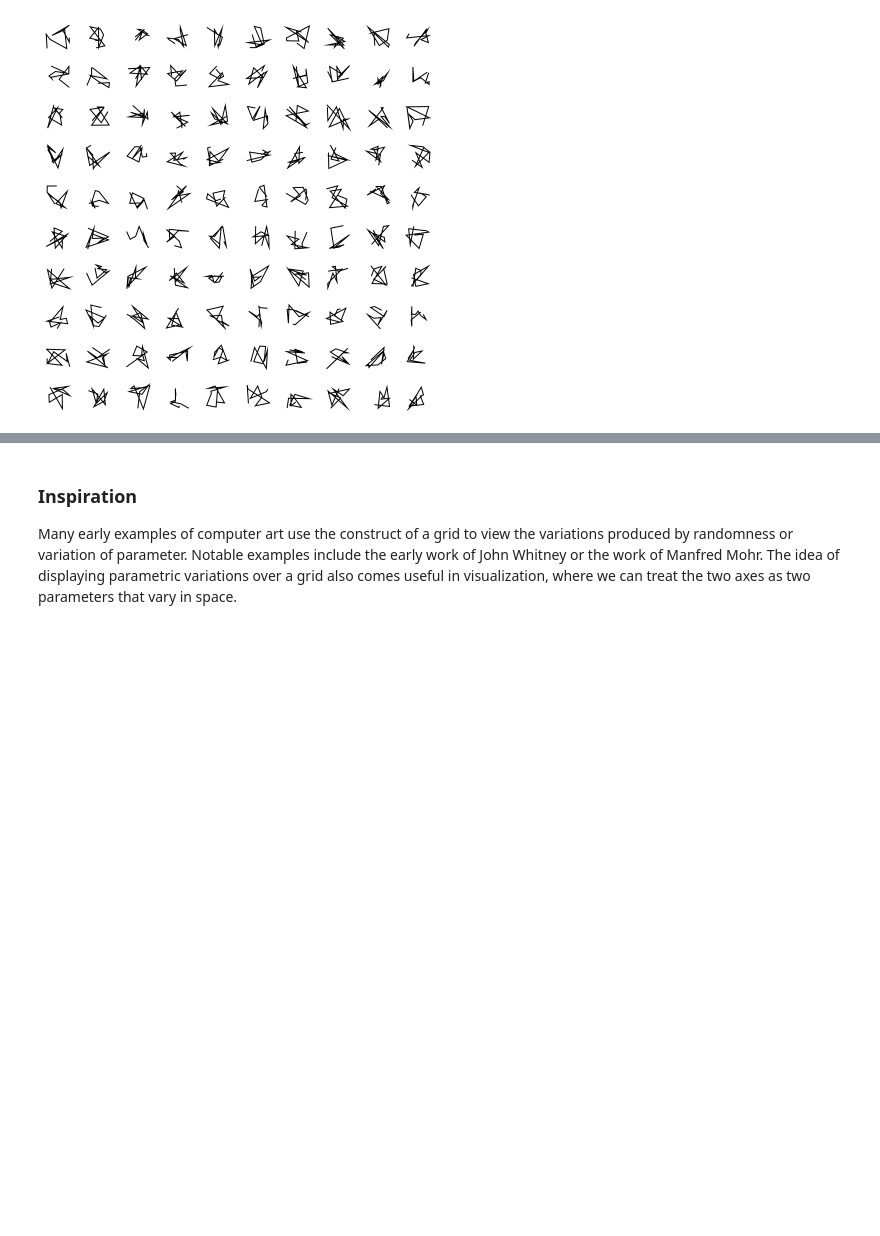
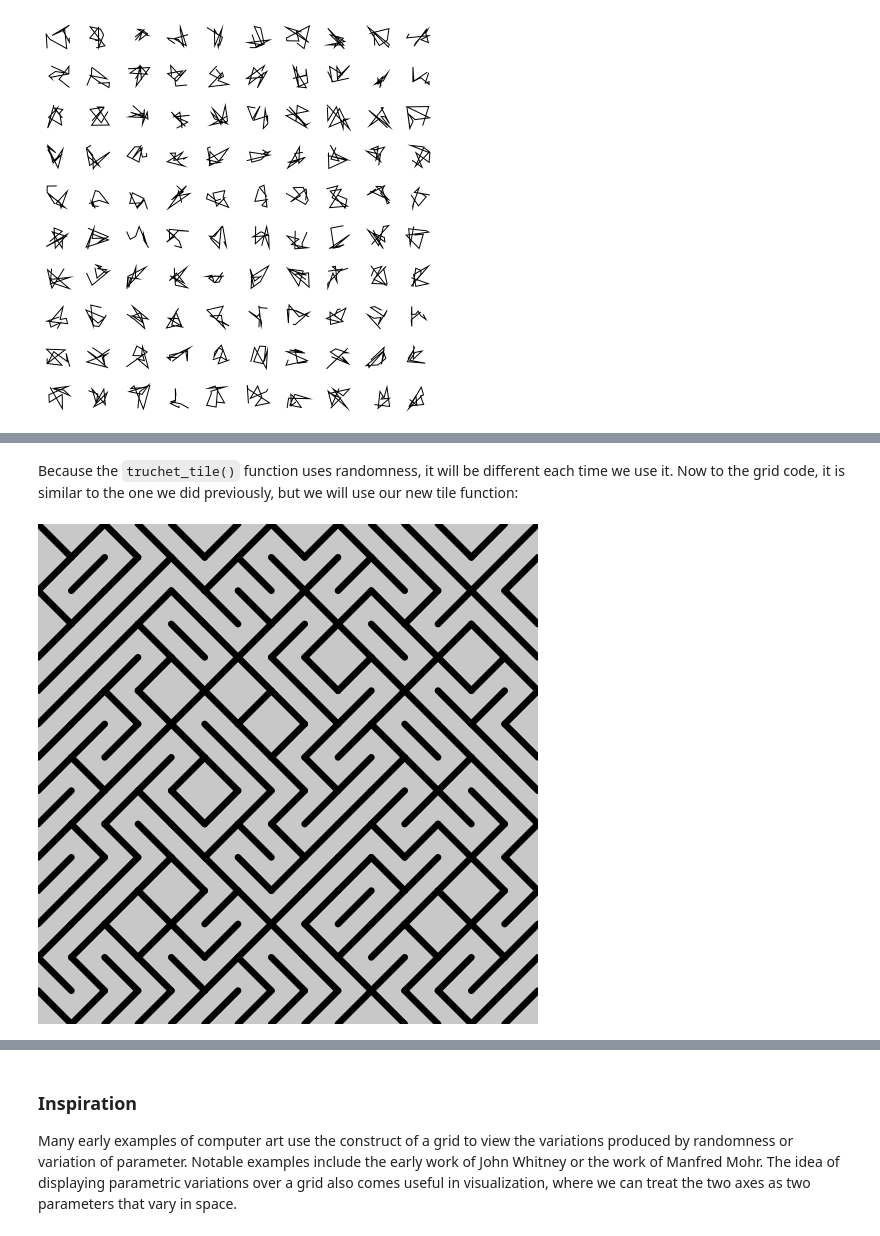
Before and after one commit to Mtj2042/generative_drawing, a Jupyter notebook: ug/week3/week3_vector_drawing.ipynb, the cells around one changed output, grey strips where cells are left out. Saved outputs shown, nothing was run; the diff lists cells and outputs as text; code cells hidden in the pictures; blank space fills up the shorter version.

```diff
--- a/ug/week3/week3_vector_drawing.ipynb
+++ b/ug/week3/week3_vector_drawing.ipynb
@@ -337,0 +367,21 @@ show()
+# %% [markdown]
+Because the `truchet_tile()` function uses randomness, it will be different each time we use it.
+Now to the grid code, it is similar to the one we did previously, but we will use our new tile function:
+# %%
+create_canvas(500, 500)
+
+num_rows = 15
+num_cols = 15
+cell_w = width / num_cols
+cell_h = height / num_rows
+
+for i in range(num_rows):
+    for j in range(num_cols):
+        push_matrix()
+        translate(cell_w * j, cell_h * i)
+        scale(cell_w/tile_size, cell_h/tile_size)
+        truchet_tile()
+        pop_matrix()
+show()
+# %% [output]
+[figure, added]
```
Also changed, not shown: parts of 16 cells of this notebook, 1 other file.
